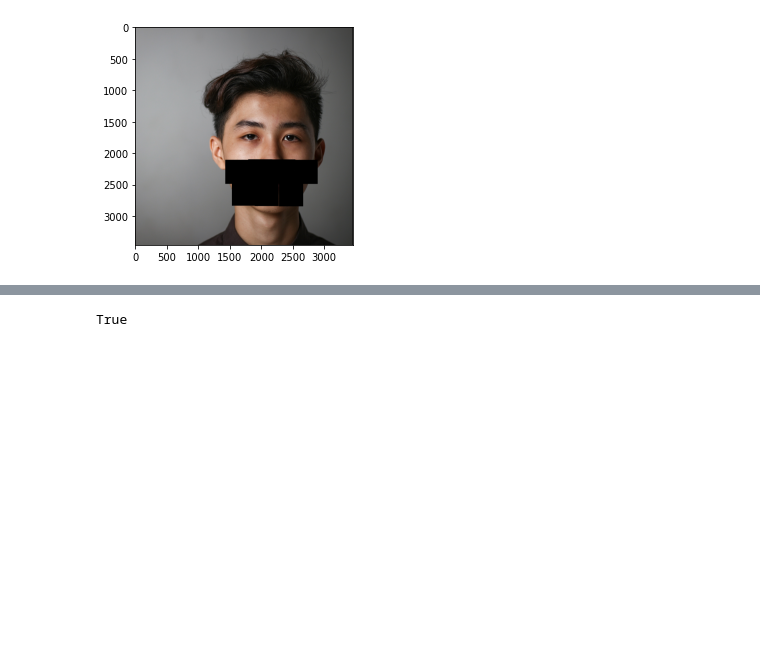
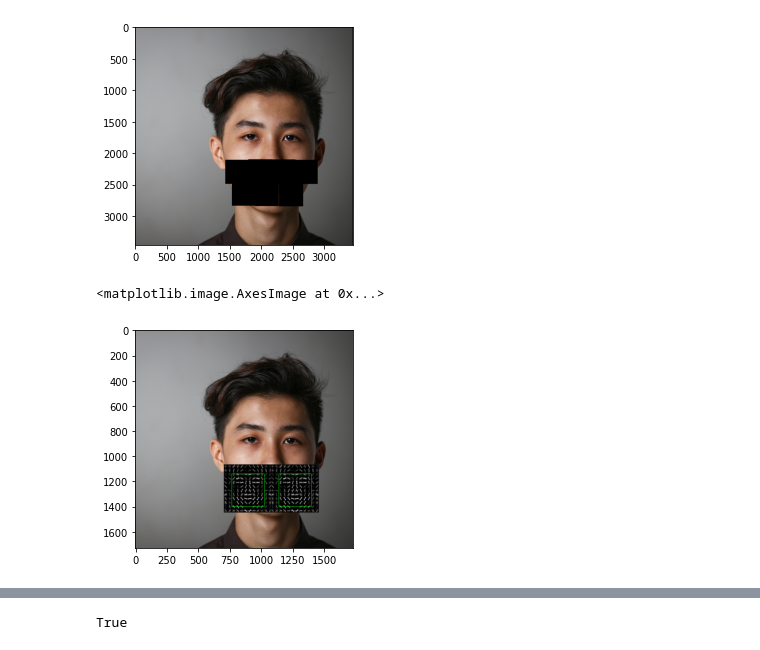
Before and after one commit to mkmozgawa/mgr, a Jupyter notebook: seminarium-lato-2020/HHoG.ipynb, the cells around one changed output, grey strips where cells are left out. Cells and saved outputs as stored; diff of their text form; code cells hidden in the pictures; blank space fills up the shorter version.

```diff
--- a/seminarium-lato-2020/HHoG.ipynb
+++ b/seminarium-lato-2020/HHoG.ipynb
@@ -264,3 +268,6 @@ image_facemask_hog = image_facemask.copy()
 for face in detected:
     x, y, w, h = dlib_to_cv_bounding_box(face)
     cv2.rectangle(image_facemask_hog, (x,y), (x+w, y+h), (0, 255, 0), 2)
+# %%
+i = mpimg.imread('pictures/face_unsplash_two_hogs.jpg')
+ig = cv2.cvtColor(i, cv2.COLOR_BGR2GRAY)
@@ -266,0 +289,5 @@ for face in detected:
+# %%
+plt.imshow(i)
+# %% [output]
+<matplotlib.image.AxesImage at 0x...>
+[figure, added]
```
Also changed, not shown: parts of 8 cells of this notebook, 8 other files.
